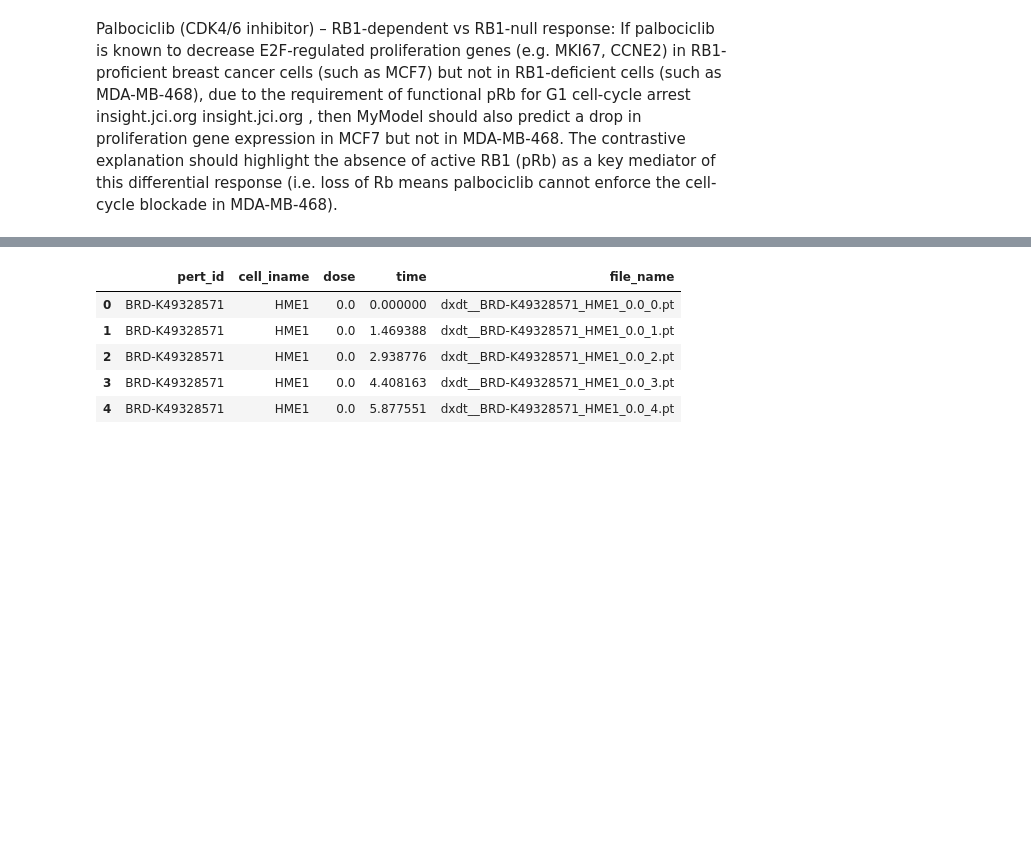
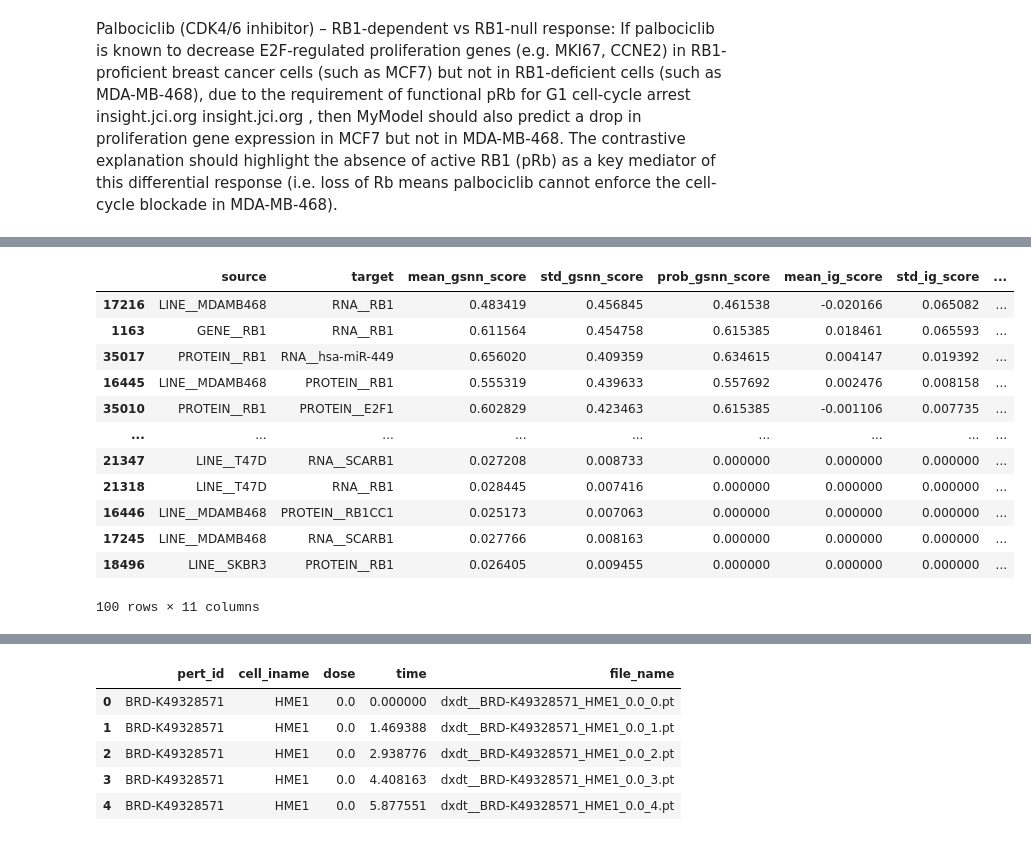
Before and after one commit to nathanieljevans/lincs-gsnn, a Jupyter notebook: notebooks/05a_EXPLAIN__Palbociclib_RB1.ipynb, the cells around one changed output, grey strips where cells are left out. Drawn from its saved outputs; the diff is of its cells as text; code cells hidden in the pictures; blank space fills up the shorter version.

```diff
--- a/notebooks/05a_EXPLAIN__Palbociclib_RB1.ipynb
+++ b/notebooks/05a_EXPLAIN__Palbociclib_RB1.ipynb
@@ -39,0 +103,16 @@ insight.jci.org
+# %%
+cres_agg.reset_index()[lambda x: x.source.str.contains(f'RB1') | x.target.str.contains(f'RB1')].sort_values(by='abs_ig_score', ascending=False).head(100)
+# %% [output]
+|  | source | target | mean_gsnn_score | std_gsnn_score | prob_gsnn_score | mean_ig_score | std_ig_score | ... |
+| 17216 | LINE__MDAMB468 | RNA__RB1 | 0.483419 | 0.456845 | 0.461538 | -0.020166 | 0.065082 | ... |
+| 1163 | GENE__RB1 | RNA__RB1 | 0.611564 | 0.454758 | 0.615385 | 0.018461 | 0.065593 | ... |
+| 35017 | PROTEIN__RB1 | RNA__hsa-miR-449 | 0.656020 | 0.409359 | 0.634615 | 0.004147 | 0.019392 | ... |
+| 16445 | LINE__MDAMB468 | PROTEIN__RB1 | 0.555319 | 0.439633 | 0.557692 | 0.002476 | 0.008158 | ... |
+| 35010 | PROTEIN__RB1 | PROTEIN__E2F1 | 0.602829 | 0.423463 | 0.615385 | -0.001106 | 0.007735 | ... |
+| ... | ... | ... | ... | ... | ... | ... | ... | ... |
+| 21347 | LINE__T47D | RNA__SCARB1 | 0.027208 | 0.008733 | 0.000000 | 0.000000 | 0.000000 | ... |
+| 21318 | LINE__T47D | RNA__RB1 | 0.028445 | 0.007416 | 0.000000 | 0.000000 | 0.000000 | ... |
+| 16446 | LINE__MDAMB468 | PROTEIN__RB1CC1 | 0.025173 | 0.007063 | 0.000000 | 0.000000 | 0.000000 | ... |
+| 17245 | LINE__MDAMB468 | RNA__SCARB1 | 0.027766 | 0.008163 | 0.000000 | 0.000000 | 0.000000 | ... |
+| 18496 | LINE__SKBR3 | PROTEIN__RB1 | 0.026405 | 0.009455 | 0.000000 | 0.000000 | 0.000000 | ... |
+100 rows × 11 columns
```
Also changed, not shown: parts of 7 cells of this notebook, 2 other files.
